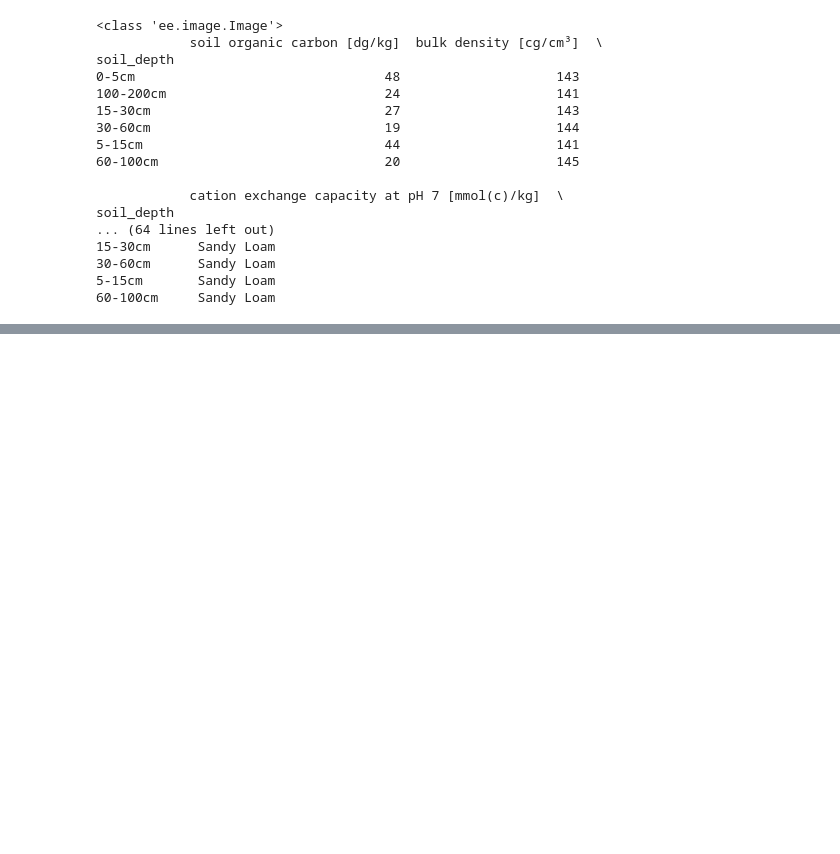
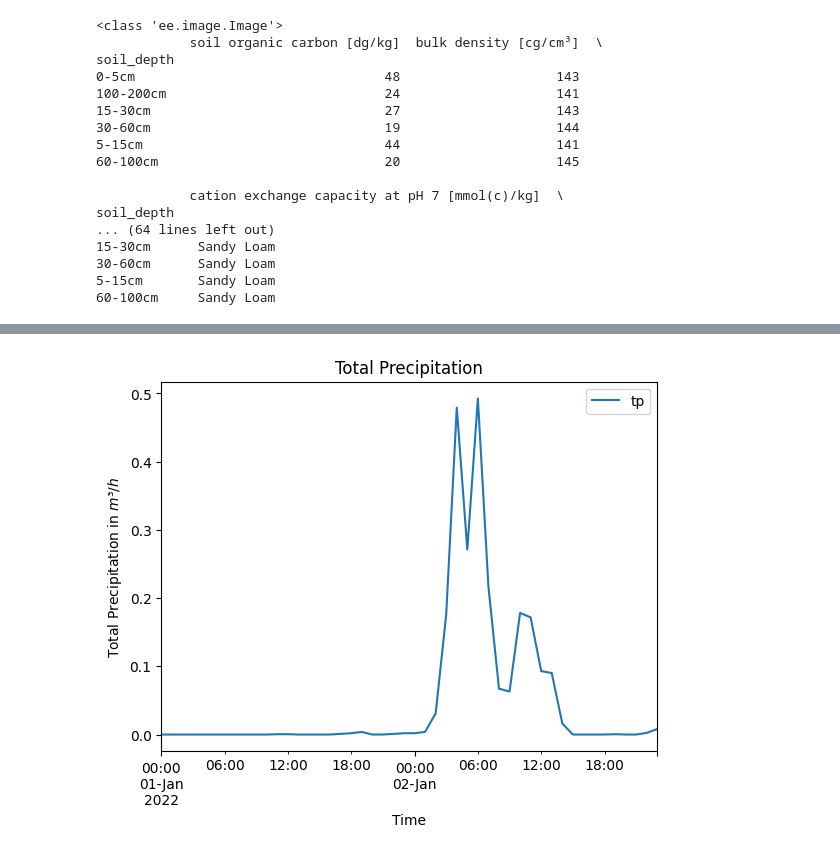
Before and after one commit to rl-institut/WEFESiteAnalyst, a Jupyter notebook: examples/generic/WEFESiteAnalyst-test.ipynb, the cells around one changed output, grey strips where cells are left out. Cells and saved outputs as stored; diff of their text form; code cells hidden in the pictures; blank space fills up the shorter version.

```diff
--- a/examples/generic/WEFESiteAnalyst-test.ipynb
+++ b/examples/generic/WEFESiteAnalyst-test.ipynb
@@ -653,8 +600,13 @@ plt.ylabel('Irradiance in $W/m^2$')
 # %%
 # plot total precipitation
 era5_wefe.loc[:, ['tp']].plot(title='Total Precipitation')
 plt.xlabel('Time')
 plt.ylabel('Total Precipitation in $m³/h$')
+
+precip_plot = BytesIO()
+plt.savefig(precip_plot, format='png')
+# %% [output]
+[figure, added]
 # %%
 # plot temperature
 era5_wefe.loc[:, ['t_air']].plot(title='Temperature')
```
Also changed, not shown: parts of 14 cells of this notebook, 11 other files.
